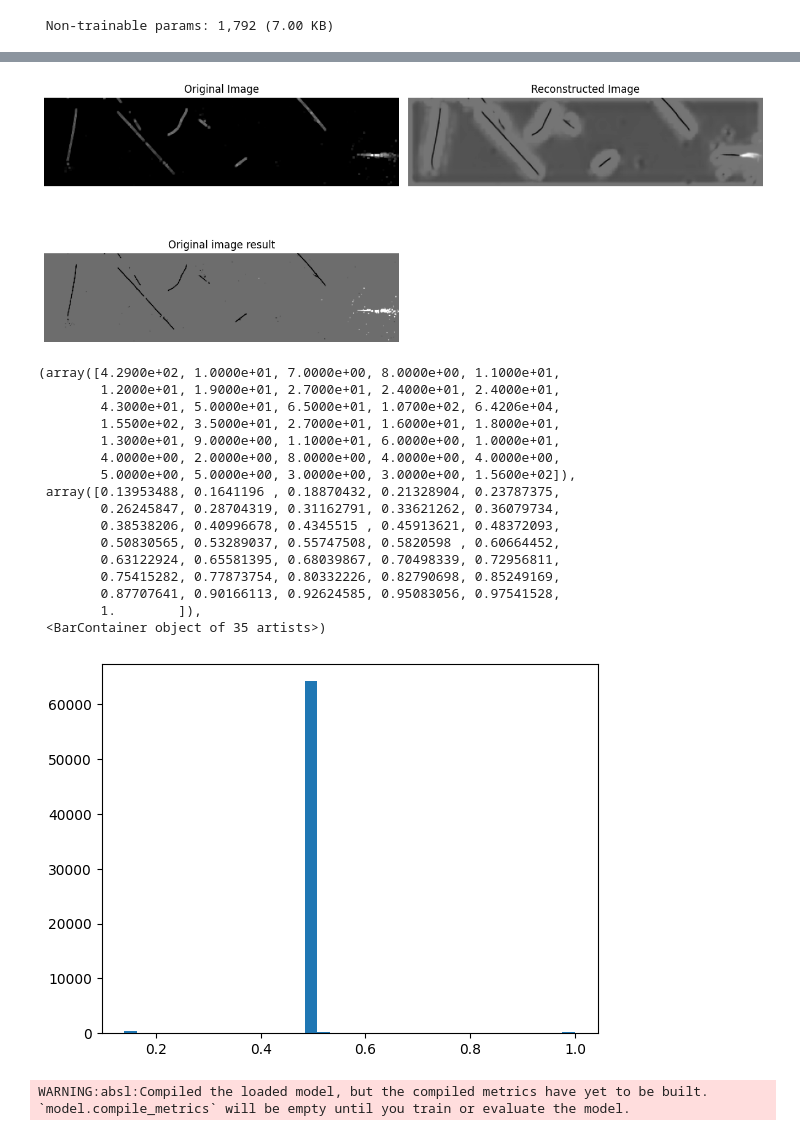
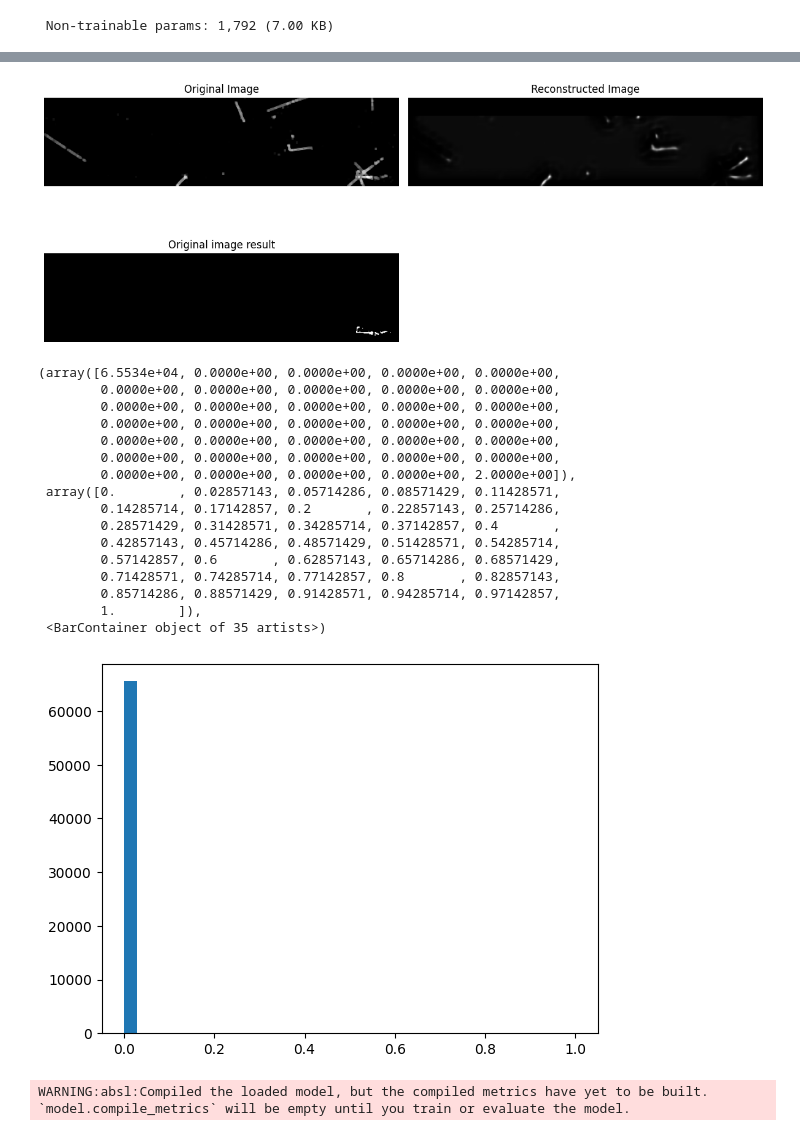
Before and after one commit to GBotogoske/machine_learning_2024, a Jupyter notebook: neutrino_figuras_2.ipynb, the cells around one changed output, grey strips where cells are left out. Cells and saved outputs as stored; diff of their text form; code cells hidden in the pictures.

```diff
--- a/neutrino_figuras_2.ipynb
+++ b/neutrino_figuras_2.ipynb
@@ -58,3 +42,8 @@ plt.imshow(y_train[index],cmap="gray")
+# %%
+#deixando a saida binaria
+for j in range(len(y)):
+    y[j][(y[j] > 0.7)] = 1
+    y[j][~((y[j] > 0.7) )] = 0
 # %%
 #separando em treino e teste dados
 
@@ -176,13 +170,13 @@ Epoch 10/10
 # %%
 #printa imagem original, imagem recuperada e imagem esperada
 
-index=7
-a=autoencoder2.predict(np.expand_dims(x_test[index], axis=0))
+index=2
+a=autoencoder2.predict(np.expand_dims(x_train[index], axis=0))
 # Visualizar o primeiro exemplo
 plt.figure(figsize=(12, 6))
 # Exibir a imagem original
 plt.subplot(2, 2, 1)
-plt.imshow(x_test[index], cmap='gray')  # Adapte o cmap se necessário
+plt.imshow(x_train[index], cmap='gray')  # Adapte o cmap se necessário
 plt.title('Original Image')
 plt.axis('off')  # Desliga os eixos
 # Exibir a imagem reconstruída
@@ -194,7 +188,7 @@ plt.axis('off')  # Desliga os eixos
 plt.tight_layout()
 # Exibir a imagem reconstruída
 plt.subplot(2, 2, 3)
-plt.imshow(y_test[index], cmap='gray')  # Adapte o cmap se necessário
+plt.imshow(y_train[index], cmap='gray')  # Adapte o cmap se necessário
 plt.title('Original image result')
 plt.axis('off')  # Desliga os eixos
 # Mostrar as imagens
@@ -205,25 +199,25 @@ plt.show()
-[figure, old version]
+[figure, new version]
 # %%
 #histograma teste
 
 plt.hist(y_test[index].flatten(),bins=35)
 # %% [output]
-(array([4.2900e+02, 1.0000e+01, 7.0000e+00, 8.0000e+00, 1.1000e+01,
-        1.2000e+01, 1.9000e+01, 2.7000e+01, 2.4000e+01, 2.4000e+01,
-        4.3000e+01, 5.0000e+01, 6.5000e+01, 1.0700e+02, 6.4206e+04,
-        1.5500e+02, 3.5000e+01, 2.7000e+01, 1.6000e+01, 1.8000e+01,
-        1.3000e+01, 9.0000e+00, 1.1000e+01, 6.0000e+00, 1.0000e+01,
-        4.0000e+00, 2.0000e+00, 8.0000e+00, 4.0000e+00, 4.0000e+00,
-        5.0000e+00, 5.0000e+00, 3.0000e+00, 3.0000e+00, 1.5600e+02]),
- array([0.13953488, 0.1641196 , 0.18870432, 0.21328904, 0.23787375,
-        0.26245847, 0.28704319, 0.31162791, 0.33621262, 0.36079734,
-        0.38538206, 0.40996678, 0.4345515 , 0.45913621, 0.48372093,
-        0.50830565, 0.53289037, 0.55747508, 0.5820598 , 0.60664452,
-        0.63122924, 0.65581395, 0.68039867, 0.70498339, 0.72956811,
-        0.75415282, 0.77873754, 0.80332226, 0.82790698, 0.85249169,
-        0.87707641, 0.90166113, 0.92624585, 0.95083056, 0.97541528,
+(array([6.5534e+04, 0.0000e+00, 0.0000e+00, 0.0000e+00, 0.0000e+00,
+        0.0000e+00, 0.0000e+00, 0.0000e+00, 0.0000e+00, 0.0000e+00,
+        0.0000e+00, 0.0000e+00, 0.0000e+00, 0.0000e+00, 0.0000e+00,
+        0.0000e+00, 0.0000e+00, 0.0000e+00, 0.0000e+00, 0.0000e+00,
+        0.0000e+00, 0.0000e+00, 0.0000e+00, 0.0000e+00, 0.0000e+00,
+        0.0000e+00, 0.0000e+00, 0.0000e+00, 0.0000e+00, 0.0000e+00,
+        0.0000e+00, 0.0000e+00, 0.0000e+00, 0.0000e+00, 2.0000e+00]),
+ array([0.        , 0.02857143, 0.05714286, 0.08571429, 0.11428571,
+        0.14285714, 0.17142857, 0.2       , 0.22857143, 0.25714286,
+        0.28571429, 0.31428571, 0.34285714, 0.37142857, 0.4       ,
+        0.42857143, 0.45714286, 0.48571429, 0.51428571, 0.54285714,
+        0.57142857, 0.6       , 0.62857143, 0.65714286, 0.68571429,
+        0.71428571, 0.74285714, 0.77142857, 0.8       , 0.82857143,
+        0.85714286, 0.88571429, 0.91428571, 0.94285714, 0.97142857,
         1.        ]),
  <BarContainer object of 35 artists>)
-[figure, old version]
+[figure, new version]
 # %%
 #da load no modelo
```
Also changed, not shown: parts of 13 cells of this notebook, 1 other file.
